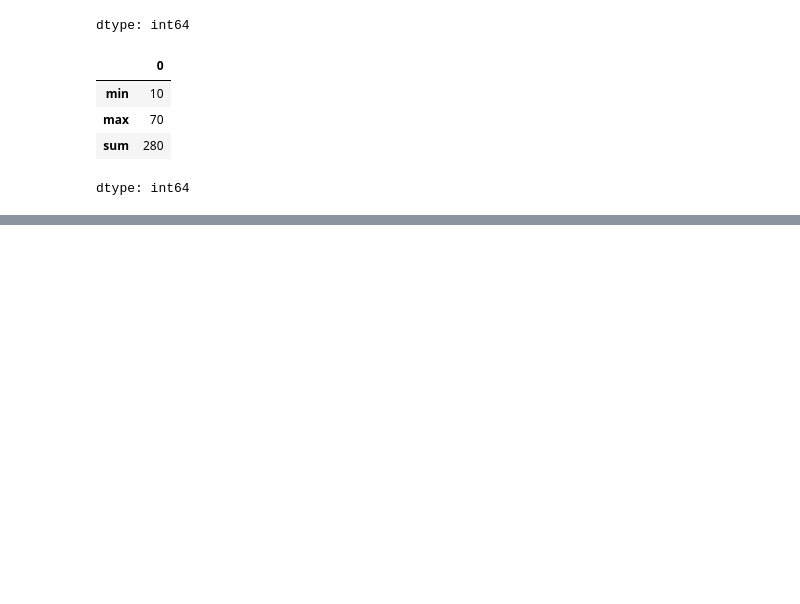
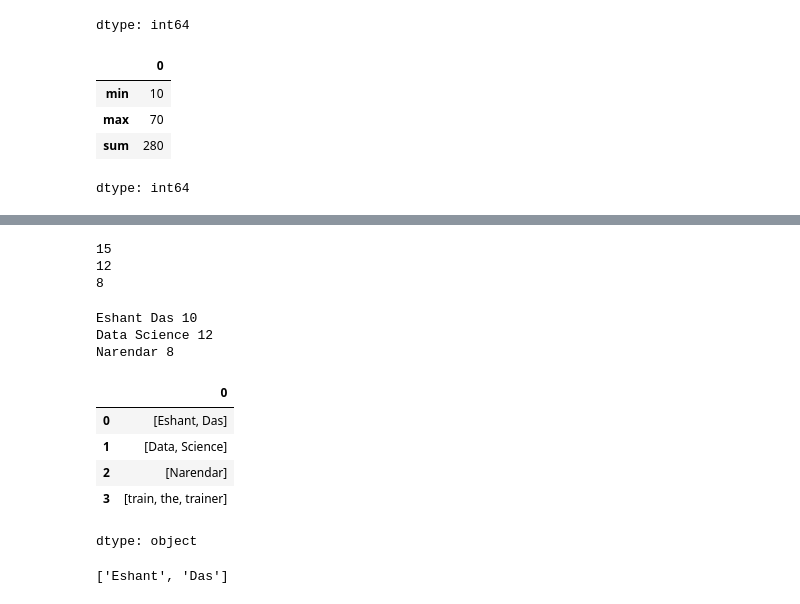
Before and after one commit to Harikaharu/DataScience, a Jupyter notebook: pandas/pandas_1.ipynb, the cells around one changed output, grey strips where cells are left out. Saved outputs shown, nothing was run; the diff lists cells and outputs as text; code cells hidden in the pictures; blank space fills up the shorter version.

```diff
--- a/pandas/pandas_1.ipynb
+++ b/pandas/pandas_1.ipynb
@@ -96,0 +139,29 @@ dtype: int64
+# %%
+for i in ser:
+  print(len(i))
+# %% [output]
+15
+12
+8
+# %%
+ser=ser.str.strip()
+for i in ser:
+  print(i,len(i))
+# %% [output]
+Eshant Das 10
+Data Science 12
+Narendar 8
+# %%
+ser=pd.Series(["Eshant Das","Data Science","Narendar","train the  trainer"])
+ser.str.split()
+# %% [output]
+|  | 0 |
+| 0 | [Eshant, Das] |
+| 1 | [Data, Science] |
+| 2 | [Narendar] |
+| 3 | [train, the, trainer] |
+dtype: object
+# %%
+ser.str.split()[0]
+# %% [output]
+['Eshant', 'Das']
```
Also changed, not shown: parts of 9 cells of this notebook.
